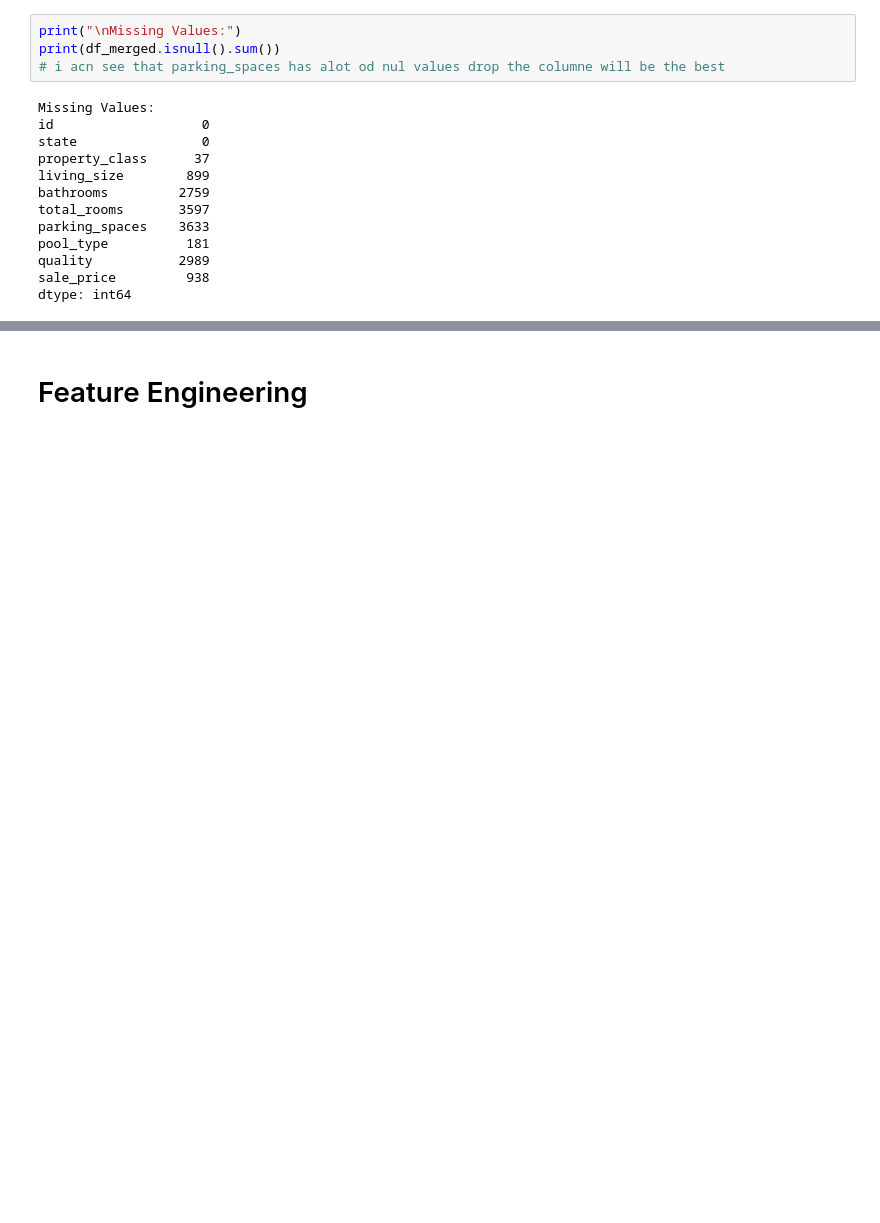
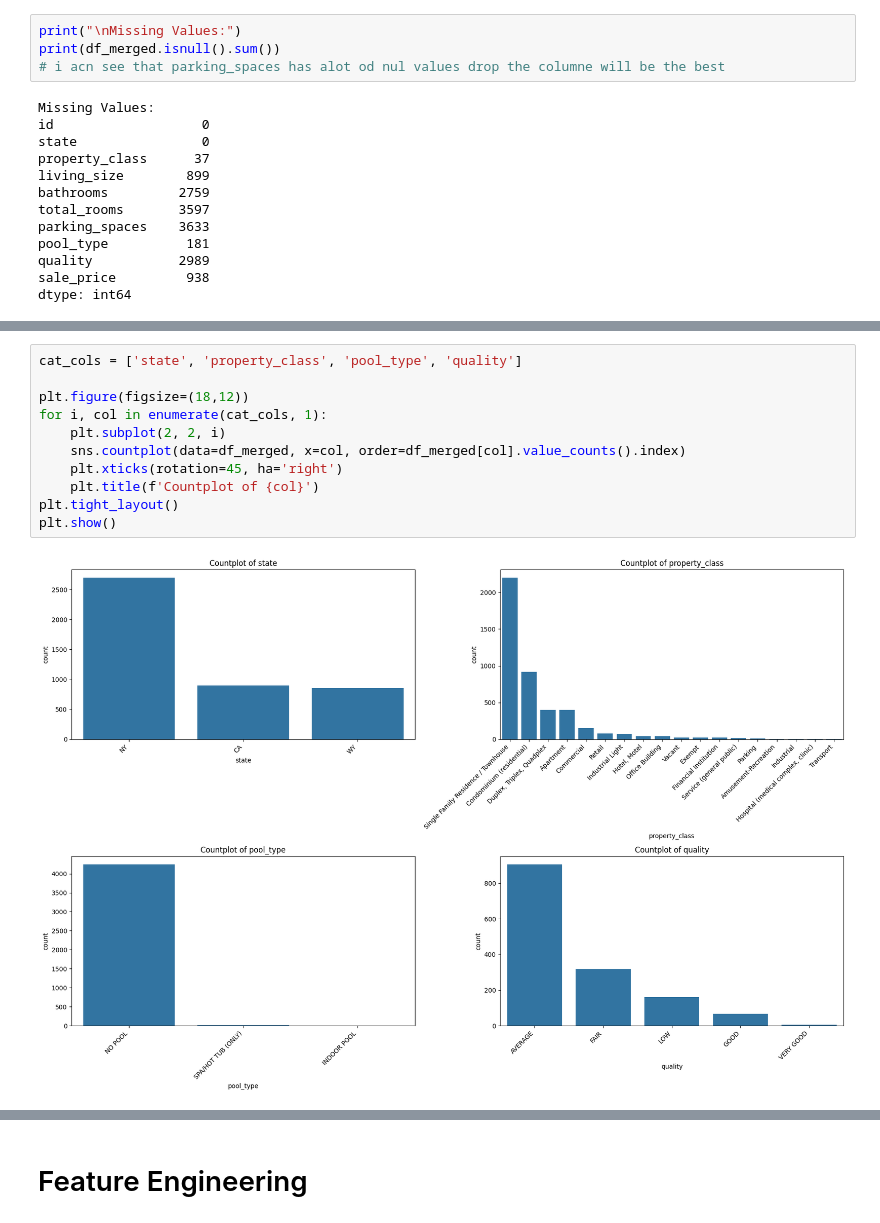
Before and after one commit to Muzna-Adil-Almamari/ML-project, a Jupyter notebook: project.ipynb, the cells around one changed output, grey strips where cells are left out. Cells and saved outputs as stored; diff of their text form; blank space fills up the shorter version.

```diff
--- a/project.ipynb
+++ b/project.ipynb
@@ -449,0 +472,13 @@ dtype: int64
+# %%
+cat_cols = ['state', 'property_class', 'pool_type', 'quality']
+
+plt.figure(figsize=(18,12))
+for i, col in enumerate(cat_cols, 1):
+    plt.subplot(2, 2, i)
+    sns.countplot(data=df_merged, x=col, order=df_merged[col].value_counts().index)
+    plt.xticks(rotation=45, ha='right')
+    plt.title(f'Countplot of {col}')
+plt.tight_layout()
+plt.show()
+# %% [output]
+[figure, added]
```
Also changed, not shown: parts of 7 cells of this notebook.
